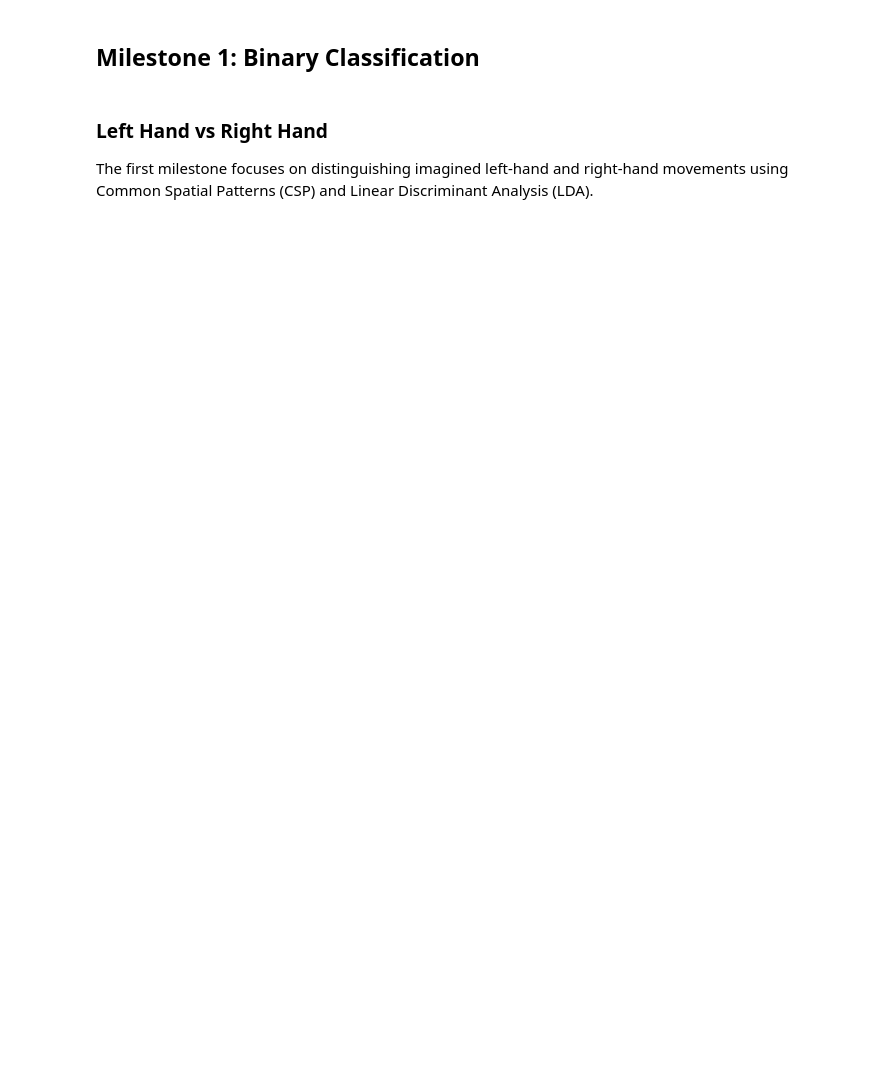
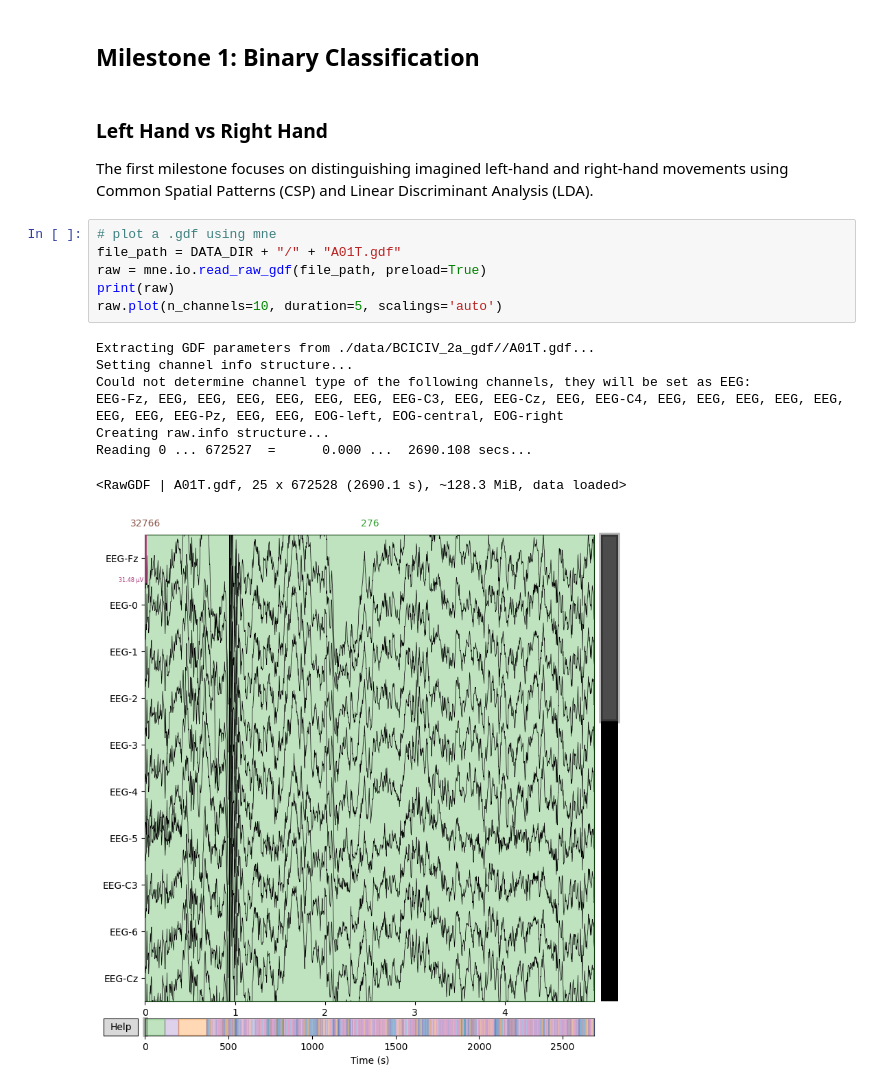
Before and after one commit to OctFog/COGS-189-Project, a Jupyter notebook: EEG_Motor_Imagery_Classification.ipynb, the cells around one changed output. Saved outputs shown, nothing was run; the diff lists cells and outputs as text; blank space fills up the shorter version.

Commit message:
feat: use mne to load and show data

```diff
--- a/EEG_Motor_Imagery_Classification.ipynb
+++ b/EEG_Motor_Imagery_Classification.ipynb
@@ -83,3 +81,18 @@ Dataset extracted to ./data/BCICIV_2a_gdf/
 # %% [markdown]
 ### Left Hand vs Right Hand
 The first milestone focuses on distinguishing imagined left-hand and right-hand movements using Common Spatial Patterns (CSP) and Linear Discriminant Analysis (LDA).
+# %%
+# plot a .gdf using mne
+file_path = DATA_DIR + "/" + "A01T.gdf"
+raw = mne.io.read_raw_gdf(file_path, preload=True)
+print(raw)
+raw.plot(n_channels=10, duration=5, scalings='auto')
+# %% [output]
+Extracting GDF parameters from ./data/BCICIV_2a_gdf//A01T.gdf...
+Setting channel info structure...
+Could not determine channel type of the following channels, they will be set as EEG:
+EEG-Fz, EEG, EEG, EEG, EEG, EEG, EEG, EEG-C3, EEG, EEG-Cz, EEG, EEG-C4, EEG, EEG, EEG, EEG, EEG, EEG, EEG, EEG-Pz, EEG, EEG, EOG-left, EOG-central, EOG-right
+Creating raw.info structure...
+Reading 0 ... 672527  =      0.000 ...  2690.108 secs...
+<RawGDF | A01T.gdf, 25 x 672528 (2690.1 s), ~128.3 MiB, data loaded>
+[figure, added]
```
Also changed, not shown: parts of 3 cells of this notebook, 1 other file.
